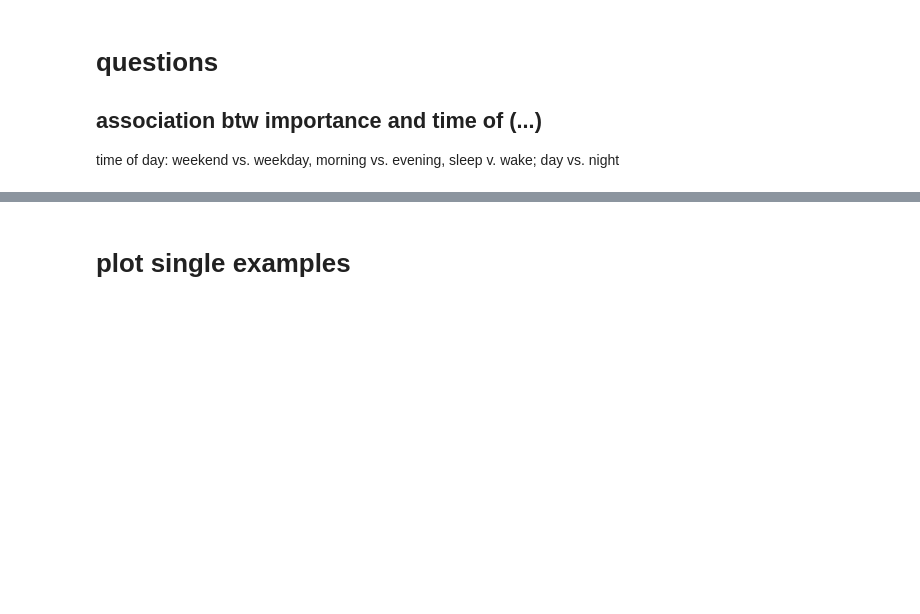
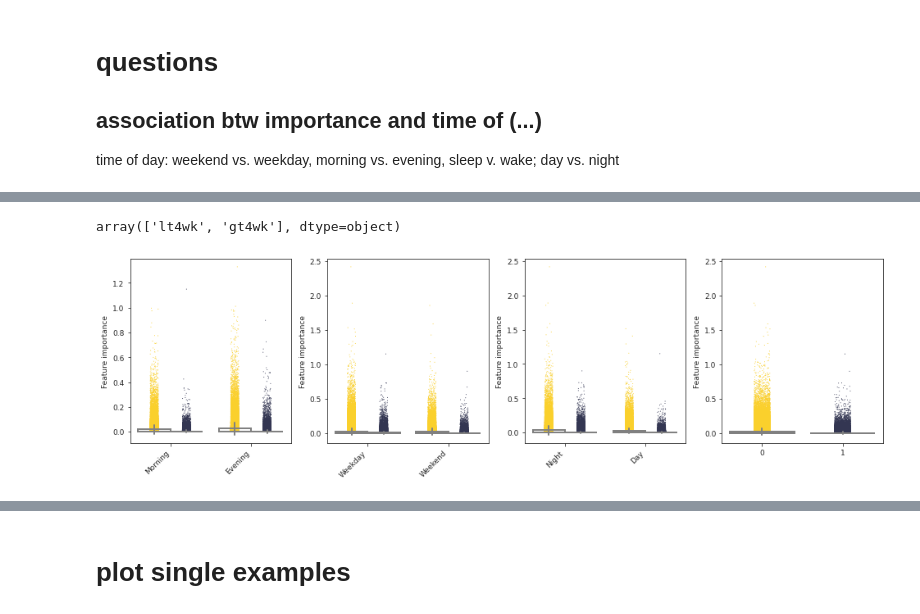
Before and after one commit to nealgravindra/wearables, a Jupyter notebook: notebooks/interp_featattr.ipynb, the cells around one changed output, grey strips where cells are left out. Saved outputs shown, nothing was run; the diff lists cells and outputs as text; code cells hidden in the pictures; blank space fills up the shorter version.

Commit message:
adding feat attr association algorithmic module

```diff
--- a/notebooks/interp_featattr.ipynb
+++ b/notebooks/interp_featattr.ipynb
@@ -630,7 +630,8 @@ def featattr_peruid(X, md, uids, explainer, trainer):
 # %%
 # sample low error group, then examine globally on them:
 n_samples = 100
-lt2wk = {'lt2wk': md_model.loc[(md_model['error'].abs() <= 2), :].sample(n_samples, replace=False).index.to_list()}
+lt4wk = {'lt4wk': md_model.loc[(md_model['error'].abs() <= 4), :].sample(n_samples, replace=False).index.to_list(),
+         'gt4wk': md_model.loc[(md_model['error'].abs() > 4), :].sample(n_samples, replace=False).index.to_list()}
 # %%
-res_lt2wk = featattr_peruid(X, md_model, lt2wk, explainer, trainer)
+res_lt4wk = featattr_peruid(X, md_model, lt4wk, explainer, trainer)
 # %% [output]
@@ -637,0 +655,8 @@ starting idx: 779, unique id: 2125_14   0.00-min elapsed
+# %%
+# redo error group, keep low error grp
+n_samples = 100
+error_grps = {}
+for g in md_model['Error group'].unique():
+    error_grps[g] = md_model.loc[(md_model['Error group'] == g)].index.to_list()
+error_grp_sample = {k:list(np.random.choice(error_grps[k], n_samples)) for k in error_grps.keys()}
+res = featattr_peruid(X, md_model, error_grp_sample, explainer, trainer)
@@ -639,0 +724,7 @@ res_lt2wk
+# %%
+res_lt4wk.group.unique()
+# %% [output]
+array(['lt4wk', 'gt4wk'], dtype=object)
+# %%
+sleep_cmap = {0:'#FAD02C', 1:'#333652'}
+res_lt4wk['abs_attr'] = res_lt4wk['attr'].abs()
@@ -639,0 +798,4 @@ res_lt2wk
+# %%
+imp_panel(res_lt4wk, 'lt4wk', out_file=os.path.join(pfp, 'stripplots_feature_imp_V_tod.pdf'))
+# %% [output]
+[figure, added]
```
Also changed, not shown: parts of 21 cells of this notebook.
